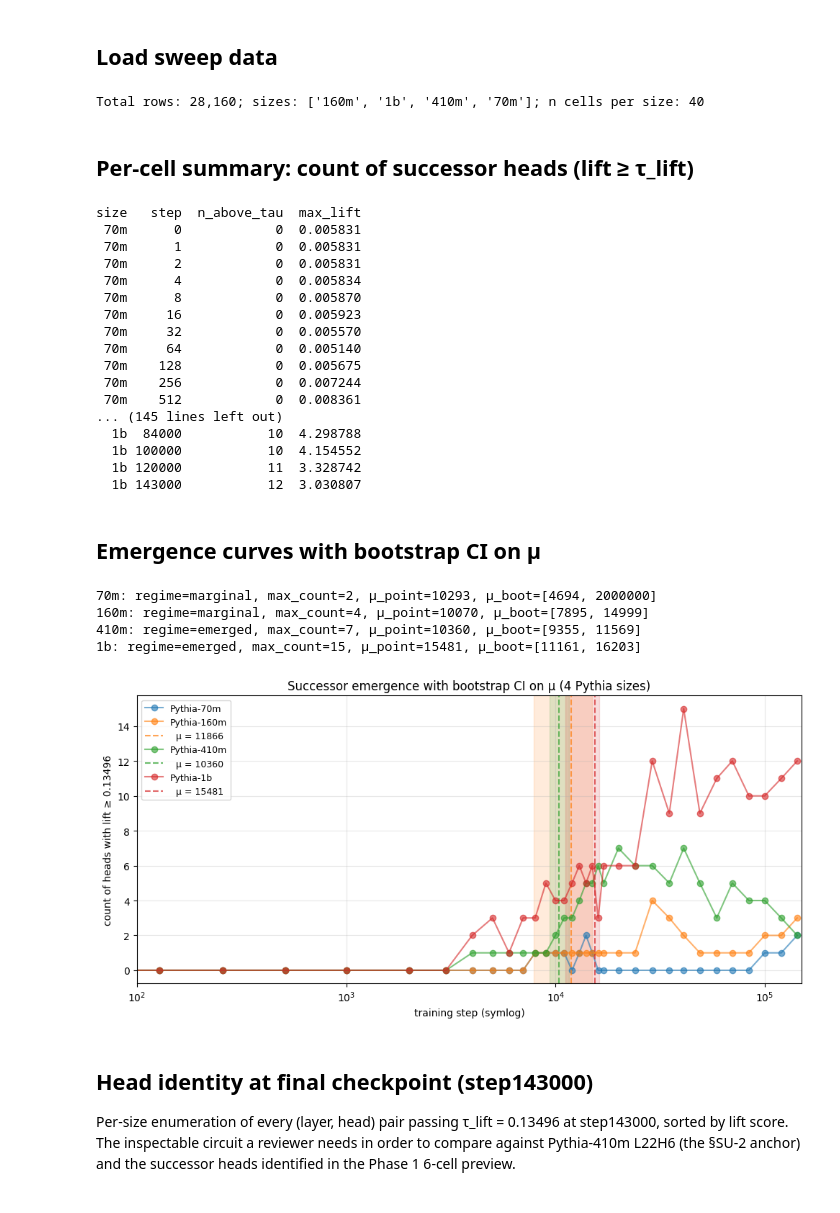
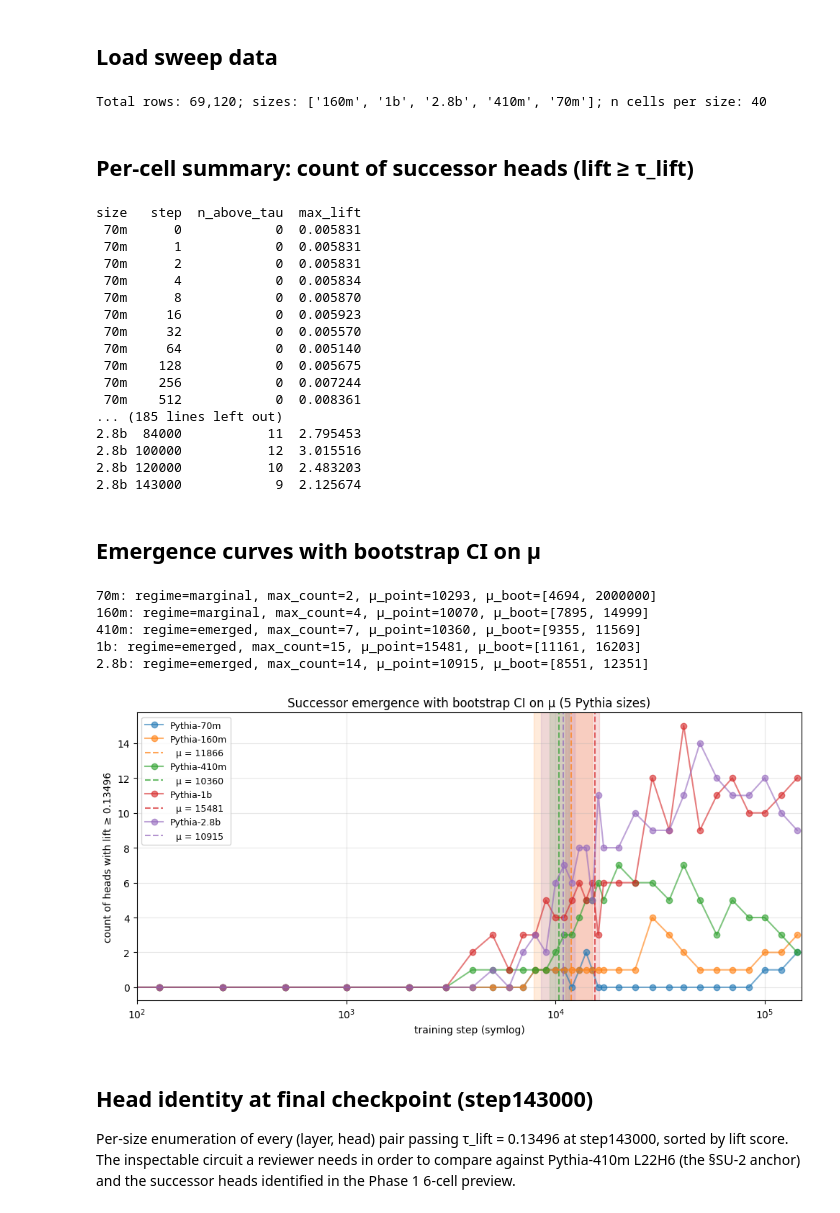
Before and after one commit to cam-berger/pythia-motif-emergence, a Jupyter notebook: notebooks/successor_full_sweep.ipynb, the cells around one changed output. Saved outputs shown, nothing was run; the diff lists cells and outputs as text; code cells hidden in the pictures.

```diff
--- a/notebooks/successor_full_sweep.ipynb
+++ b/notebooks/successor_full_sweep.ipynb
@@ -28,18 +28,22 @@ from src.analysis.phase2_bootstrap import (
     bootstrap_successor, summarize_bootstrap, THRESHOLD_SENSITIVITY_FRACTIONS,
 )
 
-SIZES = ['70m', '160m', '410m', '1b']
-SIZE_COLOR = {'70m': 'tab:blue', '160m': 'tab:orange', '410m': 'tab:green', '1b': 'tab:red'}
+SIZES = ['70m', '160m', '410m', '1b', '2.8b']
+SIZE_COLOR = {'70m': 'tab:blue', '160m': 'tab:orange', '410m': 'tab:green', '1b': 'tab:red', '2.8b': 'tab:purple'}
 TAU_LIFT = 0.13496
 
 def sweep_path(size: str) -> Path:
     if size == '1b':
         return REPO / 'data' / 'exploration' / 'phase3_1b_successor_sweep.parquet'
+    if size == '2.8b':
+        return REPO / 'data' / 'exploration' / 'phase4_2_8b_successor_sweep.parquet'
     return REPO / 'data' / 'exploration' / 'phase2_successor_sweep.parquet'
 
 def per_prompt_dir(size: str) -> Path:
     if size == '1b':
         return REPO / 'data' / 'exploration' / 'phase3_1b_successor_per_prompt'
+    if size == '2.8b':
+        return REPO / 'data' / 'exploration' / 'phase4_2_8b_successor_per_prompt'
     return REPO / 'data' / 'exploration' / 'phase2_successor_per_prompt'
 # %% [markdown]
 ## Load sweep data
@@ -51,7 +55,7 @@ df = pd.concat([read_long(p) for p in _paths]).reset_index(drop=True)
 STEPS = sorted(df.step.unique().tolist())
 print(f'Total rows: {len(df):,}; sizes: {sorted(df["size"].unique().tolist())}; n cells per size: {len(STEPS)}')
 # %% [output]
-Total rows: 28,160; sizes: ['160m', '1b', '410m', '70m']; n cells per size: 40
+Total rows: 69,120; sizes: ['160m', '1b', '2.8b', '410m', '70m']; n cells per size: 40
 # %% [markdown]
 ## Per-cell summary: count of successor heads (lift ≥ τ_lift)
 # %%
@@ -81,11 +85,11 @@ size   step  n_above_tau  max_lift
  70m    128            0  0.005675
  70m    256            0  0.007244
  70m    512            0  0.008361
-... (145 lines left out)
-  1b  84000           10  4.298788
-  1b 100000           10  4.154552
-  1b 120000           11  3.328742
-  1b 143000           12  3.030807
+... (185 lines left out)
+2.8b  84000           11  2.795453
+2.8b 100000           12  3.015516
+2.8b 120000           10  2.483203
+2.8b 143000            9  2.125674
 # %% [markdown]
 ## Emergence curves with bootstrap CI on μ
 # %%
@@ -117,29 +121,30 @@ for size in SIZES:
 160m: regime=marginal, max_count=4, μ_point=10070, μ_boot=[7895, 14999]
 410m: regime=emerged, max_count=7, μ_point=10360, μ_boot=[9355, 11569]
 1b: regime=emerged, max_count=15, μ_point=15481, μ_boot=[11161, 16203]
+2.8b: regime=emerged, max_count=14, μ_point=10915, μ_boot=[8551, 12351]
 # %%
 fig, ax = plt.subplots(figsize=(10, 5))
 for size in SIZES:
     sub = summary[summary['size'] == size]
     ax.plot(sub['step'], sub['n_above_tau'], marker='o', alpha=0.6,
             color=SIZE_COLOR[size], label=f'Pythia-{size}')
     bres = boots[size]
     if np.isfinite(bres.mu_point_estimate) and bres.mu_point_estimate < RIGHT_CENSOR_STEP - 1:
         ax.axvspan(bres.mu_ci_low, bres.mu_ci_high, alpha=0.15, color=SIZE_COLOR[size])
         ax.axvline(bres.mu_point_estimate, color=SIZE_COLOR[size],
                    linestyle='--', alpha=0.7,
                    label=f'  μ = {bres.mu_point_estimate:.0f}')
 ax.set_xscale('symlog', linthresh=100)
 ax.set_xlim(100, 150000)
 ax.set_xlabel('training step (symlog)')
 ax.set_ylabel(f'count of heads with lift ≥ {TAU_LIFT}')
-ax.set_title('Successor emergence with bootstrap CI on μ (4 Pythia sizes)')
+ax.set_title('Successor emergence with bootstrap CI on μ (5 Pythia sizes)')
 ax.legend(fontsize=9)
 ax.grid(alpha=0.3)
 plt.tight_layout()
 plt.show()
 # %% [output]
-[figure, old version]
+[figure, new version]
 # %% [markdown]
 ## Head identity at final checkpoint (step143000)
 
```
Also changed, not shown: parts of 2 cells of this notebook, 9 other files.
